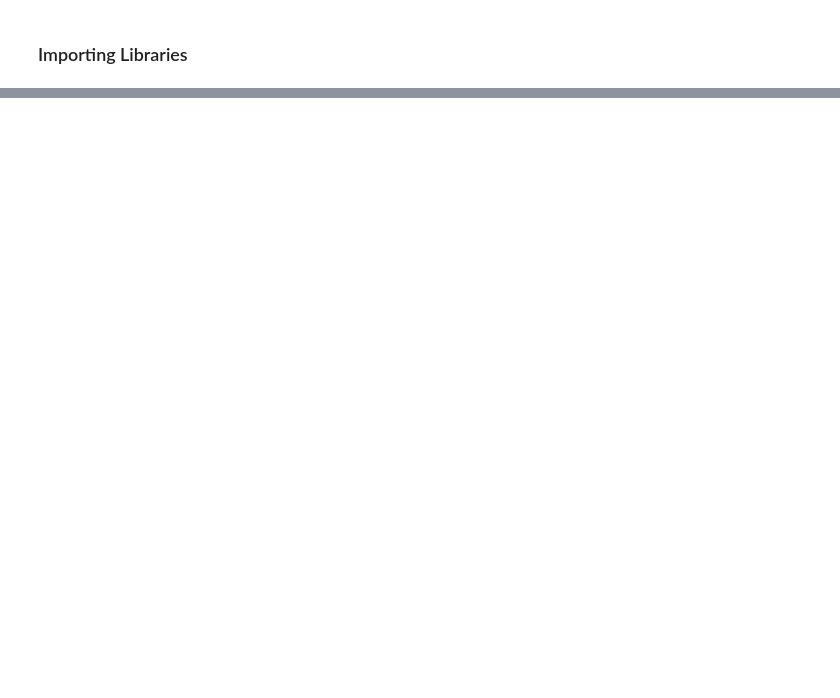
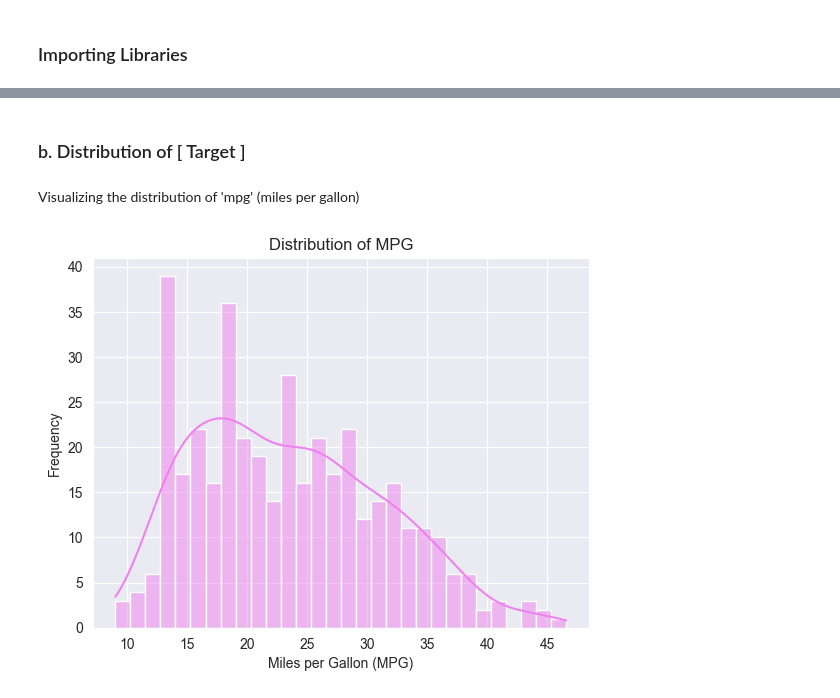
Before and after one commit to Wins010/Machine_Learning_Projects, a Jupyter notebook: Supervised-Learning/Linear-Regression/Simple-Linear-Regression/notebooks/01_EDA.ipynb, the cells around one changed output, grey strips where cells are left out. Drawn from its saved outputs; the diff is of its cells as text; code cells hidden in the pictures; blank space fills up the shorter version.

```diff
--- a/Supervised-Learning/Linear-Regression/Simple-Linear-Regression/notebooks/01_EDA.ipynb
+++ b/Supervised-Learning/Linear-Regression/Simple-Linear-Regression/notebooks/01_EDA.ipynb
@@ -25,0 +67,3 @@ df.head()
+# %%
+df['horsepower'] = pd.to_numeric(df['horsepower'], errors='coerce')
+print("Nulls per column:\n", df.isna().sum())
@@ -25,0 +96,12 @@ df.head()
+# %% [markdown]
+### b. Distribution of [ Target ]
+# %% [markdown]
+Visualizing the distribution of 'mpg' (miles per gallon)
+# %%
+sns.histplot(df['mpg'], bins=30, kde=True, color = 'violet' )
+plt.title('Distribution of MPG')
+plt.xlabel('Miles per Gallon (MPG)')
+plt.ylabel('Frequency')
+plt.show()
+# %% [output]
+[figure, added]
```
Also changed, not shown: parts of 17 cells of this notebook.
